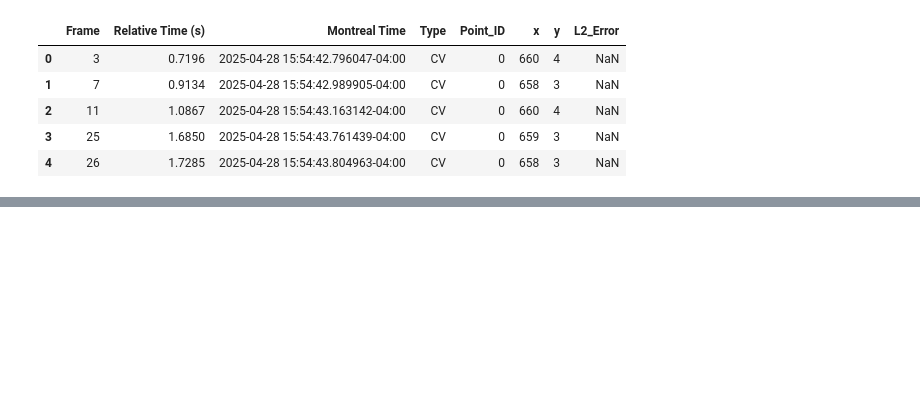
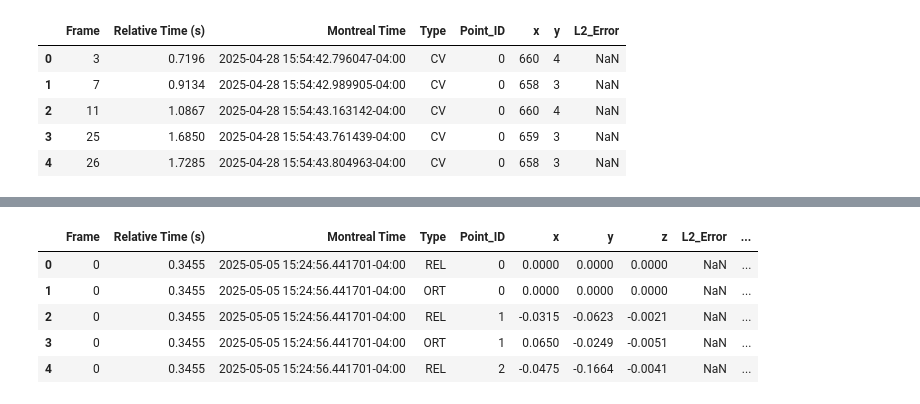
Before and after one commit to Agoist654/sfe, a Jupyter notebook: hand_landmarker(1).ipynb, the cells around one changed output, grey strips where cells are left out. Saved outputs shown, nothing was run; the diff lists cells and outputs as text; code cells hidden in the pictures; blank space fills up the shorter version.

```diff
--- a/hand_landmarker(1).ipynb
+++ b/hand_landmarker(1).ipynb
@@ -2582,6 +2557,15 @@ def plot_orthogonal_coords_two_points(df, point_id1, point_id2, x=True, y=True,
     plt.grid(True)
     plt.tight_layout()
     plt.show()
+# %%
+dfn.head()
+# %% [output]
+|  | Frame | Relative Time (s) | Montreal Time | Type | Point_ID | x | y | z | L2_Error | ... |
+| 0 | 0 | 0.3455 | 2025-05-05 15:24:56.441701-04:00 | REL | 0 | 0.0000 | 0.0000 | 0.0000 | NaN | ... |
+| 1 | 0 | 0.3455 | 2025-05-05 15:24:56.441701-04:00 | ORT | 0 | 0.0000 | 0.0000 | 0.0000 | NaN | ... |
+| 2 | 0 | 0.3455 | 2025-05-05 15:24:56.441701-04:00 | REL | 1 | -0.0315 | -0.0623 | -0.0021 | NaN | ... |
+| 3 | 0 | 0.3455 | 2025-05-05 15:24:56.441701-04:00 | ORT | 1 | 0.0650 | -0.0249 | -0.0051 | NaN | ... |
+| 4 | 0 | 0.3455 | 2025-05-05 15:24:56.441701-04:00 | REL | 2 | -0.0475 | -0.1664 | -0.0041 | NaN | ... |
 # %%
 plot_relative_coords_two_points(dfn, point_id1=5, point_id2=6, x=False, y=False, z=True)
 
```
Also changed, not shown: parts of 12 cells of this notebook.
